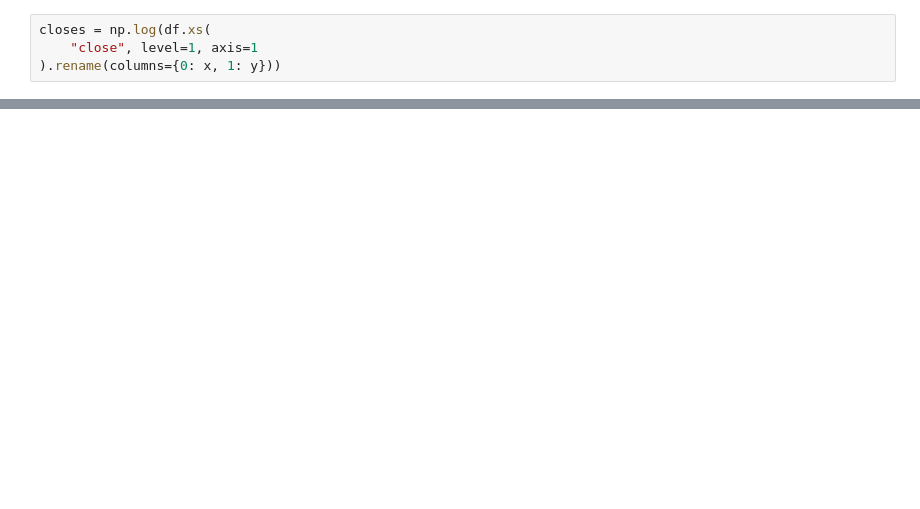
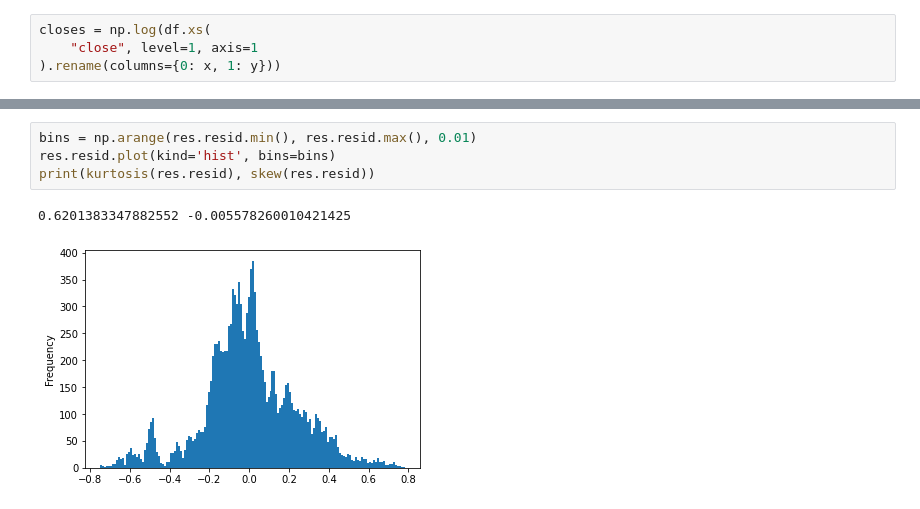
Before and after one commit to jaythequant/VBToptimizers, a Jupyter notebook: ARODreview.ipynb, the cells around one changed output, grey strips where cells are left out. Saved outputs shown, nothing was run; the diff lists cells and outputs as text; blank space fills up the shorter version.

```diff
--- a/ARODreview.ipynb
+++ b/ARODreview.ipynb
@@ -73,3 +92,10 @@ print(res.resid.shape)
+# %%
+bins = np.arange(res.resid.min(), res.resid.max(), 0.01)
+res.resid.plot(kind='hist', bins=bins)
+print(kurtosis(res.resid), skew(res.resid))
+# %% [output]
+0.6201383347882552 -0.005578260010421425
+[figure, added]
 # %%
 def engle_granger(resids, level="1%", maxlag=1):
     test_results = adfuller(resids, maxlag=maxlag, regression="n")
```
Also changed, not shown: parts of 7 cells of this notebook, 6 other files.
